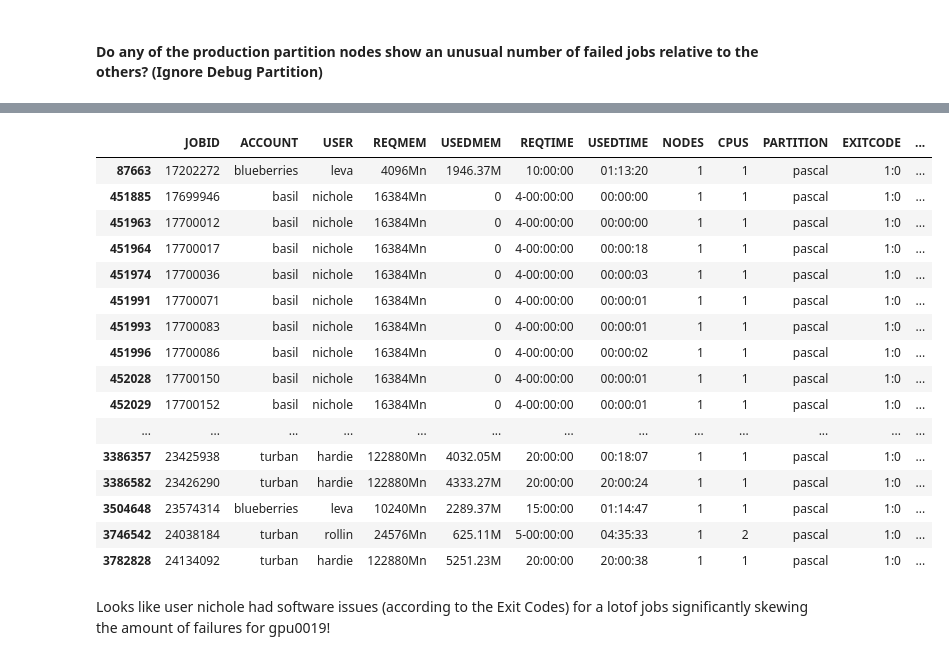
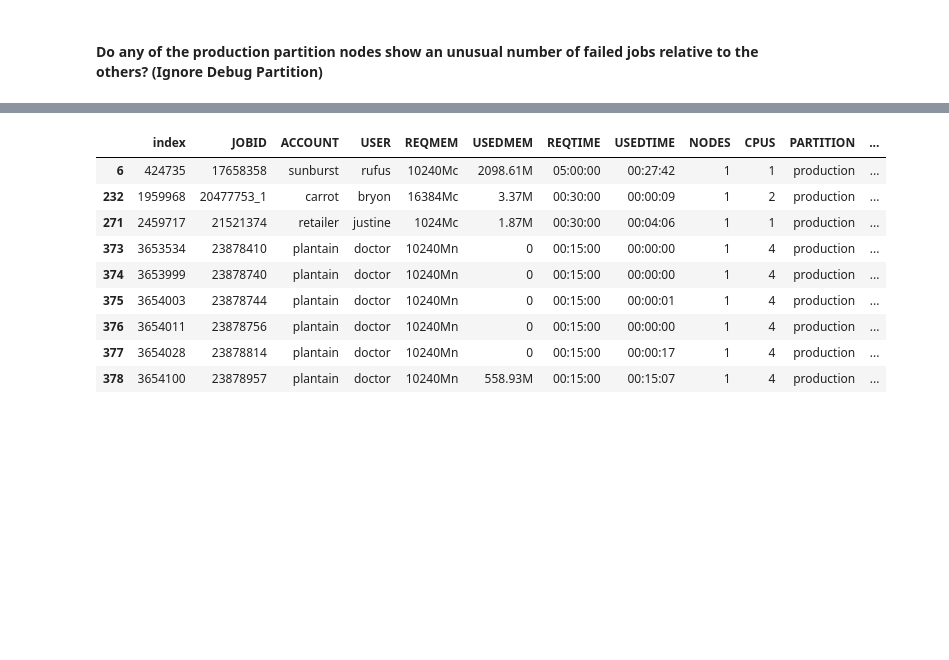
Before and after one commit to nss-data-science-cohort-4/dq2-accre-mst, a Jupyter notebook: notebooks/accre.ipynb, the cells around one changed output, grey strips where cells are left out. Cells and saved outputs as stored; diff of their text form; code cells hidden in the pictures; blank space fills up the shorter version.

```diff
--- a/notebooks/accre.ipynb
+++ b/notebooks/accre.ipynb
@@ -162,7 +163,10 @@ Let's check to see failure by nodes and remove the debug partition
 # %%
 accre_df_failures = accre_df[
     (accre_df['STATE'] == 'FAILED') &
-    (accre_df['PARTITION'] != 'debug')
+    (accre_df['PARTITION'] == 'production')
 ]
+
+accre_df_failures = accre_df_failures.reset_index()
+
 accre_df_failures.head(10)
 # %% [output]
@@ -257,23 +290,14 @@ Let's look at our outliers gpu0019 and gpu0023
 # %%
-gpu0019_df = accre_df_failures[accre_df_failures['NODELIST'] == 'gpu0019']
-gpu0019_df
+cn1273_df = accre_df_failures[accre_df_failures['NODELIST'] == 'cn1273']
+cn1273_df
 # %% [output]
-|  | JOBID | ACCOUNT | USER | REQMEM | USEDMEM | REQTIME | USEDTIME | NODES | CPUS | PARTITION | EXITCODE | ... |
-| 87663 | 17202272 | blueberries | leva | 4096Mn | 1946.37M | 10:00:00 | 01:13:20 | 1 | 1 | pascal | 1:0 | ... |
-| 451885 | 17699946 | basil | nichole | 16384Mn | 0 | 4-00:00:00 | 00:00:00 | 1 | 1 | pascal | 1:0 | ... |
-| 451963 | 17700012 | basil | nichole | 16384Mn | 0 | 4-00:00:00 | 00:00:00 | 1 | 1 | pascal | 1:0 | ... |
-| 451964 | 17700017 | basil | nichole | 16384Mn | 0 | 4-00:00:00 | 00:00:18 | 1 | 1 | pascal | 1:0 | ... |
-| 451974 | 17700036 | basil | nichole | 16384Mn | 0 | 4-00:00:00 | 00:00:03 | 1 | 1 | pascal | 1:0 | ... |
-| 451991 | 17700071 | basil | nichole | 16384Mn | 0 | 4-00:00:00 | 00:00:01 | 1 | 1 | pascal | 1:0 | ... |
-| 451993 | 17700083 | basil | nichole | 16384Mn | 0 | 4-00:00:00 | 00:00:01 | 1 | 1 | pascal | 1:0 | ... |
-| 451996 | 17700086 | basil | nichole | 16384Mn | 0 | 4-00:00:00 | 00:00:02 | 1 | 1 | pascal | 1:0 | ... |
-| 452028 | 17700150 | basil | nichole | 16384Mn | 0 | 4-00:00:00 | 00:00:01 | 1 | 1 | pascal | 1:0 | ... |
-| 452029 | 17700152 | basil | nichole | 16384Mn | 0 | 4-00:00:00 | 00:00:01 | 1 | 1 | pascal | 1:0 | ... |
-| ... | ... | ... | ... | ... | ... | ... | ... | ... | ... | ... | ... | ... |
-| 3386357 | 23425938 | turban | hardie | 122880Mn | 4032.05M | 20:00:00 | 00:18:07 | 1 | 1 | pascal | 1:0 | ... |
-| 3386582 | 23426290 | turban | hardie | 122880Mn | 4333.27M | 20:00:00 | 20:00:24 | 1 | 1 | pascal | 1:0 | ... |
-| 3504648 | 23574314 | blueberries | leva | 10240Mn | 2289.37M | 15:00:00 | 01:14:47 | 1 | 1 | pascal | 1:0 | ... |
-| 3746542 | 24038184 | turban | rollin | 24576Mn | 625.11M | 5-00:00:00 | 04:35:33 | 1 | 2 | pascal | 1:0 | ... |
-| 3782828 | 24134092 | turban | hardie | 122880Mn | 5251.23M | 20:00:00 | 20:00:38 | 1 | 1 | pascal | 1:0 | ... |
+|  | index | JOBID | ACCOUNT | USER | REQMEM | USEDMEM | REQTIME | USEDTIME | NODES | CPUS | PARTITION | ... |
+| 6 | 424735 | 17658358 | sunburst | rufus | 10240Mc | 2098.61M | 05:00:00 | 00:27:42 | 1 | 1 | production | ... |
+| 232 | 1959968 | 20477753_1 | carrot | bryon | 16384Mc | 3.37M | 00:30:00 | 00:00:09 | 1 | 2 | production | ... |
+| 271 | 2459717 | 21521374 | retailer | justine | 1024Mc | 1.87M | 00:30:00 | 00:04:06 | 1 | 1 | production | ... |
+| 373 | 3653534 | 23878410 | plantain | doctor | 10240Mn | 0 | 00:15:00 | 00:00:00 | 1 | 4 | production | ... |
+| 374 | 3653999 | 23878740 | plantain | doctor | 10240Mn | 0 | 00:15:00 | 00:00:00 | 1 | 4 | production | ... |
+| 375 | 3654003 | 23878744 | plantain | doctor | 10240Mn | 0 | 00:15:00 | 00:00:01 | 1 | 4 | production | ... |
+| 376 | 3654011 | 23878756 | plantain | doctor | 10240Mn | 0 | 00:15:00 | 00:00:00 | 1 | 4 | production | ... |
+| 377 | 3654028 | 23878814 | plantain | doctor | 10240Mn | 0 | 00:15:00 | 00:00:17 | 1 | 4 | production | ... |
+| 378 | 3654100 | 23878957 | plantain | doctor | 10240Mn | 558.93M | 00:15:00 | 00:15:07 | 1 | 4 | production | ... |
-# %% [markdown]
-Looks like user nichole had software issues (according to the Exit Codes) for a lotof jobs significantly skewing the amount of failures for gpu0019!
```
Also changed, not shown: parts of 28 cells of this notebook.
